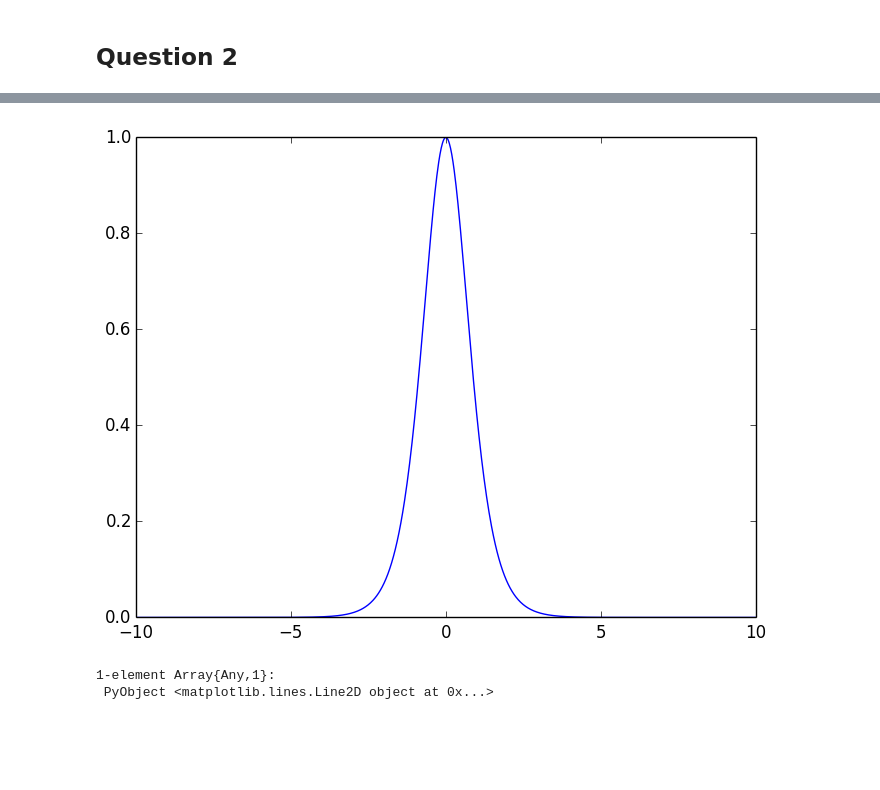
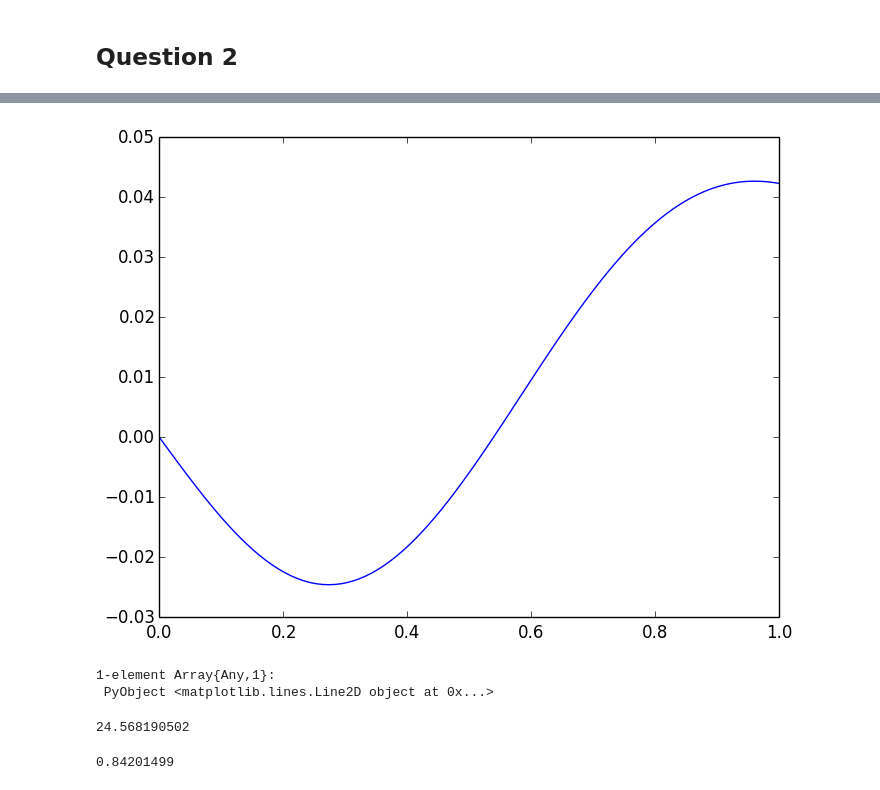
Before and after one commit to sennosays/HW5, a Jupyter notebook: HW5.ipynb, the cells around one changed output, grey strips where cells are left out. Cells and saved outputs as stored; diff of their text form; code cells hidden in the pictures; blank space fills up the shorter version.

Commit message:
started q2
implemented a look up table for a complicated function and compared the
performance between using function evaluations and a lookup table

```diff
--- a/HW5.ipynb
+++ b/HW5.ipynb
@@ -52,6 +49,3 @@ For small matrices of size 8 the row inner loop out performs both the defalt jul
 ## Question 2
 # %%
 include("lookup_table.jl");
-# %%
-x = linspace(-10,10,1000);
-f(a) = sech(a)*sech(a);
@@ -59,0 +52,14 @@ linear_table = make_table_linear(f,-10,10,1000);
+# %%
+a = 0.0;
+b = 1.0;
+# %%
+function my_function(x::Float64)
+    sum = 0.0;
+    n = 1000;
+    dx = x/n;
+    for i in 1:n
+        sum += dx*sin(cos(x)-4.0)*exp(-x*x/0.5);
+    end
+
+    sum
+end
@@ -59,0 +68,3 @@ linear_table = make_table_linear(f,-10,10,1000);
+# %%
+x = linspace(a,b,1000);
+y = map(my_function,x)
@@ -60,6 +89,6 @@ linear_table = make_table_linear(f,-10,10,1000);
 # %%
-plot(x,linear_table.y);
+plot(x,y)
 # %% [output]
-[figure, old version]
+[figure, new version]
 1-element Array{Any,1}:
  PyObject <matplotlib.lines.Line2D object at 0x...>
@@ -67,0 +104,8 @@ y
+# %%
+function_time
+# %% [output]
+24.568190502
+# %%
+lookup_time
+# %% [output]
+0.84201499
```
Also changed, not shown: parts of 15 cells of this notebook, 2 other files.
